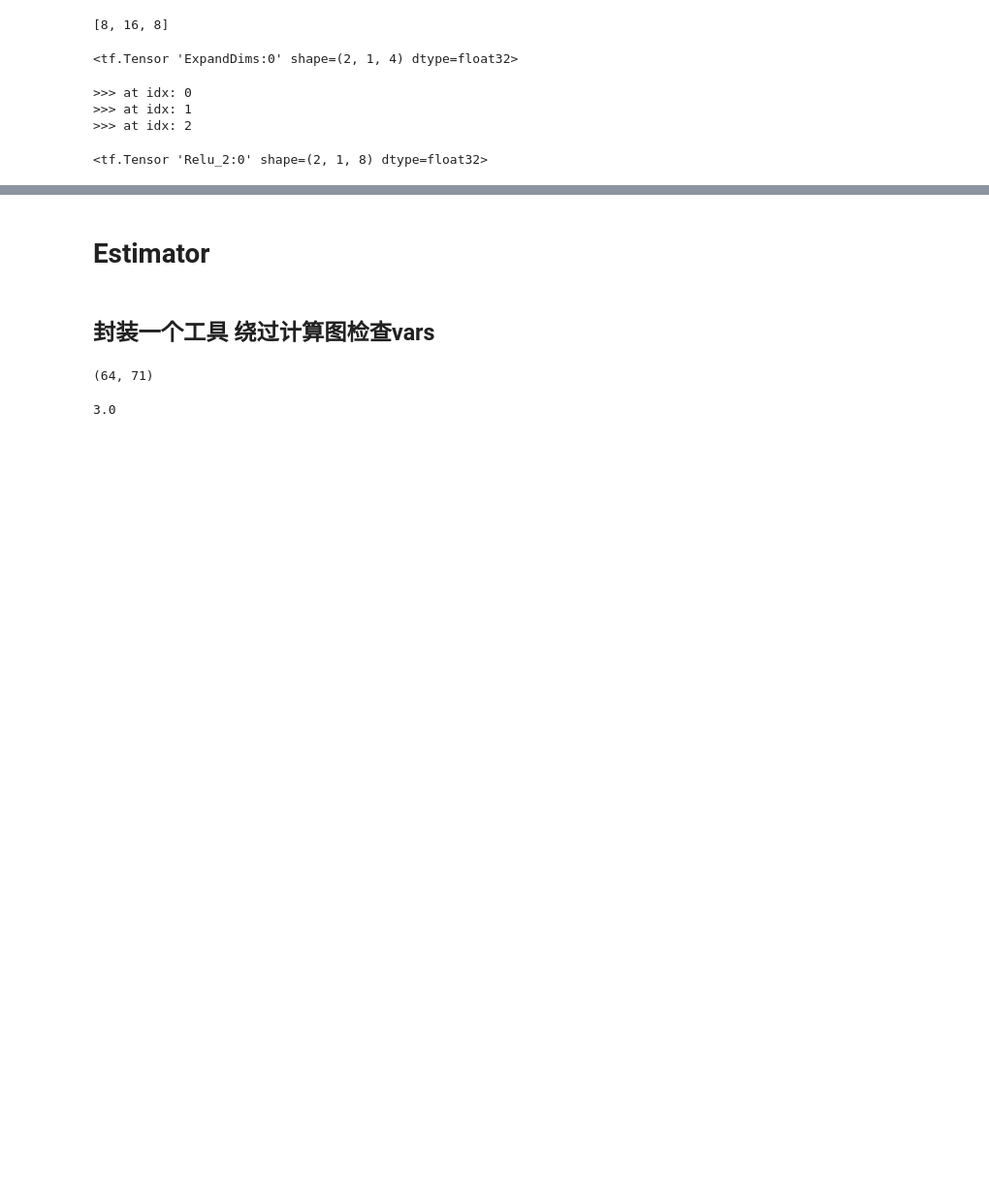
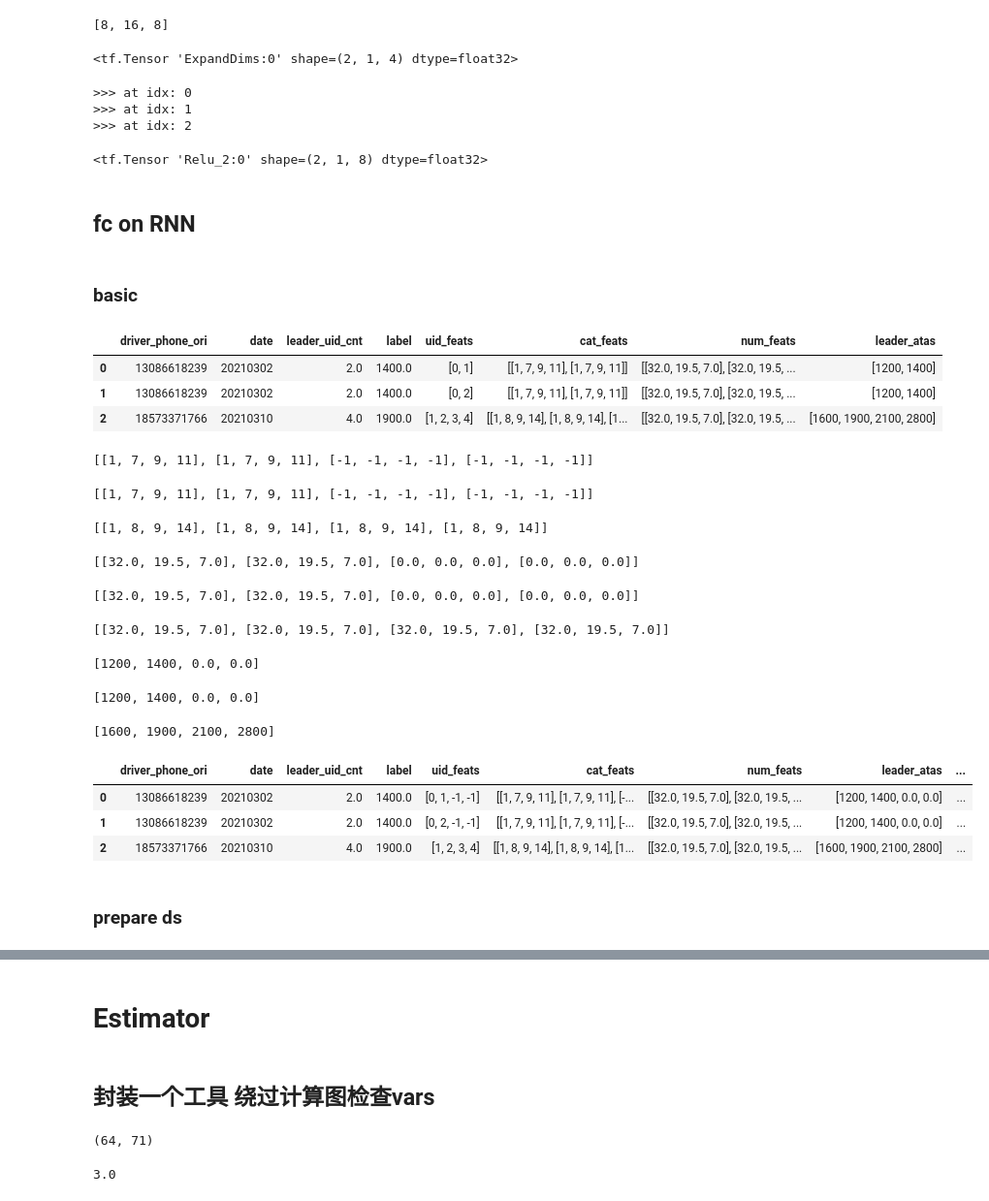
Before and after one commit to Zachary4biz/notebook_collection, a Jupyter notebook: TensorflowEstimatorNFeatureColumn.ipynb, the cells around one changed output, grey strips where cells are left out. Shown at 97% size. Cells and saved outputs as stored; diff of their text form; code cells hidden in the pictures; blank space fills up the shorter version.

```diff
--- a/TensorflowEstimatorNFeatureColumn.ipynb
+++ b/TensorflowEstimatorNFeatureColumn.ipynb
@@ -16,4 +16,6 @@ import tensorflow.feature_column as fc
 import numpy as np
 import numpy as np
 import pandas as pd
+pd.set_option('display.max_columns', 70)
+pd.set_option('display.max_rows', 70)
 from pyhocon import ConfigFactory
@@ -48,10 +82,11 @@ array([0.25, 0.25, 0.5 ])
 # %%
 # trd_dir="/tmp-data/zhoutongzt/DD/Data/BR_useReqTime_addCross_test"
 # trd_dir = "/tmp-data/zhoutongzt/DD/Data/BR_useReqTime_expTryMMOE_train"
-trd_dir="/Users/zac/Downloads/cleanInfo_trd_1/"
-trd_fp = [os.path.join(trd_dir,i) for i in os.listdir(trd_dir)]
-# trd_fp = "/Users/zac/Downloads/demo.tfrecord.gz"
-trd=tf.data.TFRecordDataset(trd_fp,compression_type='GZIP')
+trd_dir = "/nfs/project/zhoutongzt/ETA/data_parsed_by_line/10-17-000004_test.trd"
+trd_fp = [os.path.join(trd_dir,i) for i in os.listdir(trd_dir)] if os.path.isdir(trd_dir) else trd_dir
+
+# trd=tf.data.TFRecordDataset(trd_fp,compression_type='GZIP')
+trd=tf.data.TFRecordDataset(trd_fp)
 iterator=trd.make_one_shot_iterator()
 one=iterator.get_next()
 res = []
@@ -74,8 +120,8 @@ print("\n".join(sorted(res)))
 # %% [markdown]
 ## 解析
 # %%
-trd_dir = "/nfs/map-tmp-vol0/zhoutong/Data/BR_MMOE_ori_test"
-trd_fp = [os.path.join(trd_dir,i) for i in os.listdir(trd_dir)]
+trd_dir = "/nfs/project/zhoutongzt/ETA/data_parsed_by_line/10-17-000004_test.trd"
+trd_fp = [os.path.join(trd_dir,i) for i in os.listdir(trd_dir)] if os.path.isdir(trd_dir) else trd_dir
 wide_size = 35
 config_path = open('/tmp-data/zhoutongzt/DD/tensorflow_lr/src/main/resources/features_oriFeat.json','r')
 conf = json.load(config_path)
@@ -1274,3 +1337,63 @@ bias shape:(8,) size:8
 >>> at idx: 1
 >>> at idx: 2
 <tf.Tensor 'Relu_2:0' shape=(2, 1, 8) dtype=float32>
+# %% [markdown]
+## fc on RNN
+# %% [markdown]
+### basic
+# %%
+foo = [
+        ["13086618239", "20210302", 2.0, 1400.0, [0,1],[[1, 7, 9, 11]]*2, [[32.0, 19.5, 7.0]]*2, [1200, 1400]],
+        ["13086618239", "20210302", 2.0, 1400.0, [0,2],[[1, 7, 9, 11]]*2, [[32.0, 19.5, 7.0]]*2, [1200, 1400]],
+        ["18573371766", "20210310", 4.0, 1900.0, [1,2,3,4],[[1, 8, 9, 14]]*4, [[32.0, 19.5, 7.0]]*4, [1600, 1900, 2100, 2800]],
+    ]
+
+dataDF=pd.DataFrame(foo, columns=["driver_phone_ori","date","leader_uid_cnt","label","uid_feats","cat_feats","num_feats","leader_atas"])
+dataDF
+
+def pad_leaders(inpDF,pad_size=None):
+    pad_size = inpDF['cat_feats'].apply(lambda x:len(x)).max() if pad_size is None else pad_size
+
+    cat_pad_item = [-1]*len(inpDF['cat_feats'].iloc[0][0])
+    num_pad_item = [0.0]*len(inpDF['num_feats'].iloc[0][0])
+    leader_ata_pad_item = 0.0
+    uid_feats_pad_item = -1
+    inpDF['seq_len'] = inpDF['cat_feats'].apply(lambda x: len(x))
+    inpDF['cat_feats']=inpDF['cat_feats'].apply(lambda x: (x+[cat_pad_item]*pad_size)[:pad_size])
+    inpDF['num_feats']=inpDF['num_feats'].apply(lambda x: (x+[num_pad_item]*pad_size)[:pad_size])
+    inpDF['leader_atas'] = inpDF['leader_atas'].apply(lambda x: (x + [leader_ata_pad_item] * pad_size)[:pad_size])
+    inpDF['uid_feats'] = inpDF['uid_feats'].apply(lambda x: (x + [uid_feats_pad_item] * pad_size)[:pad_size])
+    return inpDF
+
+dataDF = pad_leaders(dataDF)
+
+for i in dataDF['cat_feats']:
+    i
+
+for i in dataDF['num_feats']:
+    i
+
+for i in dataDF['leader_atas']:
+    i
+
+dataDF
+# %% [output]
+|  | driver_phone_ori | date | leader_uid_cnt | label | uid_feats | cat_feats | num_feats | leader_atas |
+| 0 | 13086618239 | 20210302 | 2.0 | 1400.0 | [0, 1] | [[1, 7, 9, 11], [1, 7, 9, 11]] | [[32.0, 19.5, 7.0], [32.0, 19.5, ... | [1200, 1400] |
+| 1 | 13086618239 | 20210302 | 2.0 | 1400.0 | [0, 2] | [[1, 7, 9, 11], [1, 7, 9, 11]] | [[32.0, 19.5, 7.0], [32.0, 19.5, ... | [1200, 1400] |
+| 2 | 18573371766 | 20210310 | 4.0 | 1900.0 | [1, 2, 3, 4] | [[1, 8, 9, 14], [1, 8, 9, 14], [1... | [[32.0, 19.5, 7.0], [32.0, 19.5, ... | [1600, 1900, 2100, 2800] |
+[[1, 7, 9, 11], [1, 7, 9, 11], [-1, -1, -1, -1], [-1, -1, -1, -1]]
+[[1, 7, 9, 11], [1, 7, 9, 11], [-1, -1, -1, -1], [-1, -1, -1, -1]]
+[[1, 8, 9, 14], [1, 8, 9, 14], [1, 8, 9, 14], [1, 8, 9, 14]]
+[[32.0, 19.5, 7.0], [32.0, 19.5, 7.0], [0.0, 0.0, 0.0], [0.0, 0.0, 0.0]]
+[[32.0, 19.5, 7.0], [32.0, 19.5, 7.0], [0.0, 0.0, 0.0], [0.0, 0.0, 0.0]]
+[[32.0, 19.5, 7.0], [32.0, 19.5, 7.0], [32.0, 19.5, 7.0], [32.0, 19.5, 7.0]]
+[1200, 1400, 0.0, 0.0]
+[1200, 1400, 0.0, 0.0]
+[1600, 1900, 2100, 2800]
+|  | driver_phone_ori | date | leader_uid_cnt | label | uid_feats | cat_feats | num_feats | leader_atas | ... |
+| 0 | 13086618239 | 20210302 | 2.0 | 1400.0 | [0, 1, -1, -1] | [[1, 7, 9, 11], [1, 7, 9, 11], [-... | [[32.0, 19.5, 7.0], [32.0, 19.5, ... | [1200, 1400, 0.0, 0.0] | ... |
+| 1 | 13086618239 | 20210302 | 2.0 | 1400.0 | [0, 2, -1, -1] | [[1, 7, 9, 11], [1, 7, 9, 11], [-... | [[32.0, 19.5, 7.0], [32.0, 19.5, ... | [1200, 1400, 0.0, 0.0] | ... |
+| 2 | 18573371766 | 20210310 | 4.0 | 1900.0 | [1, 2, 3, 4] | [[1, 8, 9, 14], [1, 8, 9, 14], [1... | [[32.0, 19.5, 7.0], [32.0, 19.5, ... | [1600, 1900, 2100, 2800] | ... |
+# %% [markdown]
+### prepare ds
```
Also changed, not shown: parts of 37 cells of this notebook, 9 other files.
